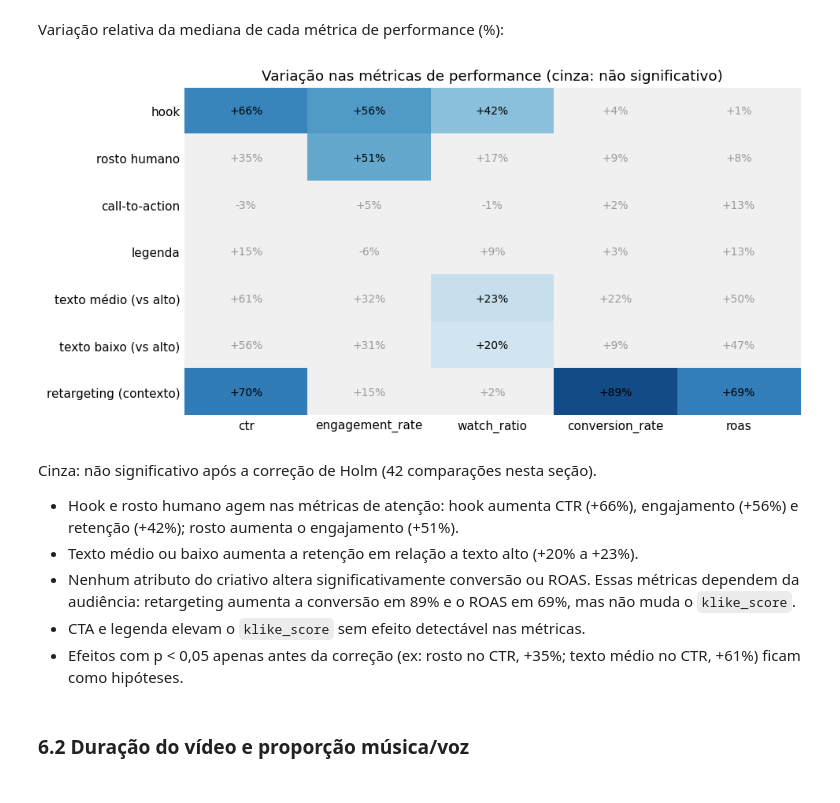
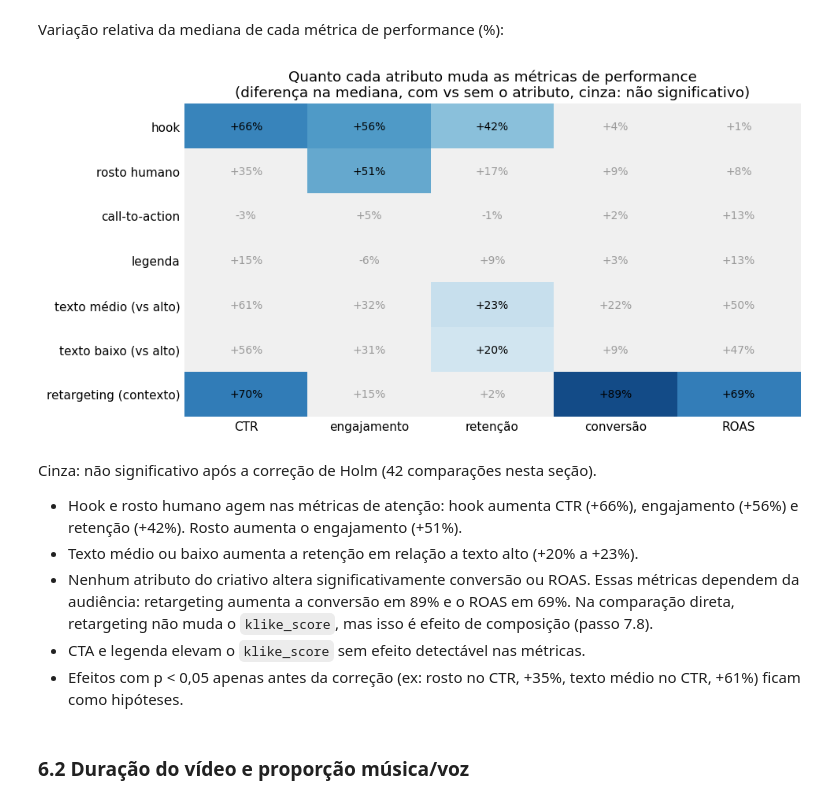
Before and after one commit to JoaoVivacqua/klike-challenge, a Jupyter notebook: notebooks/01_eda.ipynb, the cells around one changed output. Drawn from its saved outputs; the diff is of its cells as text; code cells hidden in the pictures.

```diff
--- a/notebooks/01_eda.ipynb
+++ b/notebooks/01_eda.ipynb
@@ -854,33 +854,36 @@ Variação relativa da mediana de cada métrica de performance (%):
 # %%
 desempenho = efeitos[efeitos["métrica"] != "klike_score"]
 valores = desempenho.pivot(index="atributo", columns="métrica", values="diferença").loc[list(COMPARACOES), METRICAS[1:]]
 significativo = desempenho.pivot(index="atributo", columns="métrica", values="significativo").loc[valores.index, valores.columns]
 
 fig, ax = plt.subplots(figsize=(9, 4.5))
 mapa = plt.get_cmap("RdBu").copy()
 mapa.set_bad("#f0f0f0")
 ax.imshow(valores.where(significativo).clip(-100, 100), cmap=mapa, vmin=-100, vmax=100, aspect="auto")
 for i in range(valores.shape[0]):
     for j in range(valores.shape[1]):
         ax.text(j, i, f"{valores.iat[i, j]:+.0f}%", ha="center", va="center", fontsize=9,
                 color="black" if significativo.iat[i, j] else "#9a9a9a")
-ax.set_xticks(range(valores.shape[1]), valores.columns)
+NOMES_METRICAS = {"ctr": "CTR", "engagement_rate": "engajamento", "watch_ratio": "retenção",
+                  "conversion_rate": "conversão", "roas": "ROAS"}
+ax.set_xticks(range(valores.shape[1]), valores.columns.map(NOMES_METRICAS))
 ax.set_yticks(range(valores.shape[0]), valores.index)
 ax.tick_params(length=0)
 for lado in ax.spines.values():
     lado.set_visible(False)
-ax.set_title("Variação nas métricas de performance (cinza: não significativo)")
+ax.set_title("Quanto cada atributo muda as métricas de performance\n"
+             "(diferença na mediana, com vs sem o atributo, cinza: não significativo)")
 fig.tight_layout()
 fig.savefig(PASTA_FIGURAS / "05_atributos_metricas.png")
 # %% [output]
-[figure, old version]
+[figure, new version]
 # %% [markdown]
 Cinza: não significativo após a correção de Holm (42 comparações nesta seção).
-- Hook e rosto humano agem nas métricas de atenção: hook aumenta CTR (+66%), engajamento (+56%) e retenção (+42%); rosto aumenta o engajamento (+51%).
+- Hook e rosto humano agem nas métricas de atenção: hook aumenta CTR (+66%), engajamento (+56%) e retenção (+42%). Rosto aumenta o engajamento (+51%).
 - Texto médio ou baixo aumenta a retenção em relação a texto alto (+20% a +23%).
-- Nenhum atributo do criativo altera significativamente conversão ou ROAS. Essas métricas dependem da audiência: retargeting aumenta a conversão em 89% e o ROAS em 69%, mas não muda o `klike_score`.
+- Nenhum atributo do criativo altera significativamente conversão ou ROAS. Essas métricas dependem da audiência: retargeting aumenta a conversão em 89% e o ROAS em 69%. Na comparação direta, retargeting não muda o `klike_score`, mas isso é efeito de composição (passo 7.8).
 - CTA e legenda elevam o `klike_score` sem efeito detectável nas métricas.
-- Efeitos com p < 0,05 apenas antes da correção (ex: rosto no CTR, +35%; texto médio no CTR, +61%) ficam como hipóteses.
+- Efeitos com p < 0,05 apenas antes da correção (ex: rosto no CTR, +35%, texto médio no CTR, +61%) ficam como hipóteses.
 # %% [markdown]
 ### 6.2 Duração do vídeo e proporção música/voz
 # %%
```
Also changed, not shown: parts of 15 cells of this notebook, 7 other files.
